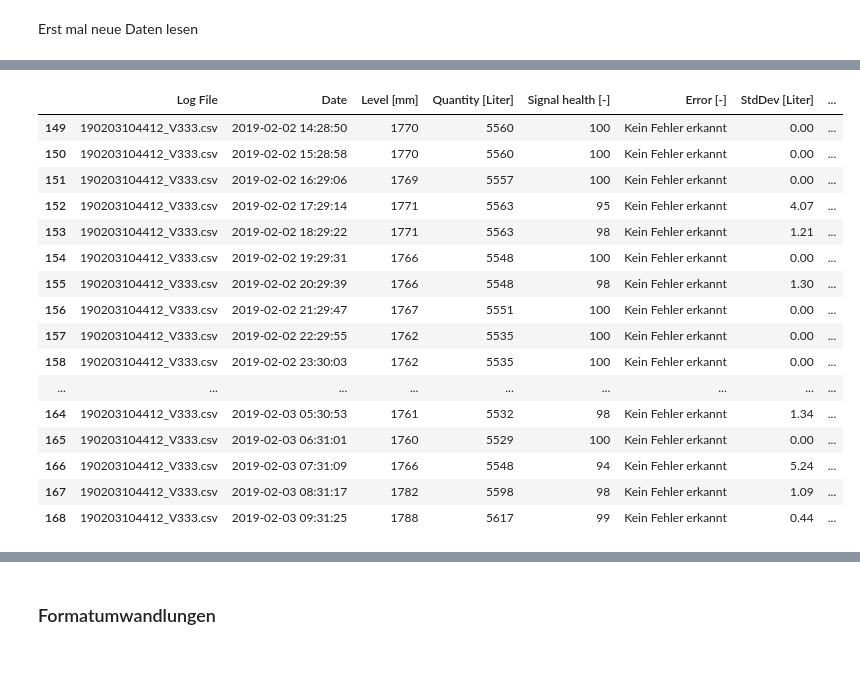
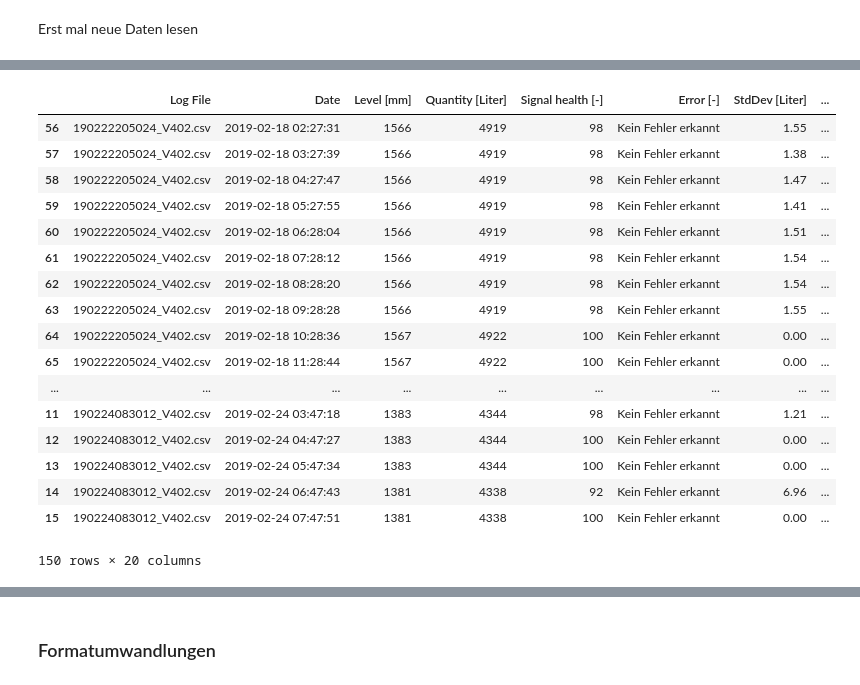
Before and after one commit to Andi0802/LevelMeasurement, a Jupyter notebook: log/Auswertung_Level.ipynb, the cells around one changed output, grey strips where cells are left out. Saved outputs shown, nothing was run; the diff lists cells and outputs as text; code cells hidden in the pictures.

```diff
--- a/log/Auswertung_Level.ipynb
+++ b/log/Auswertung_Level.ipynb
@@ -89,35 +89,36 @@ newfiles
 # %%
 #Dataframe mit allen Daten erstellen
 df=df1
 for nFile in newfiles:
     df2=pd.read_csv('./csv/'+nFile,engine='python',sep=';',decimal='.',index_col=False)
     df2.insert(0,'Log File',nFile)
     df2['Timestamp']=pd.to_datetime(df2['Date'],format='%Y-%m-%d %H:%M:%S')
     df=df.append(df2,sort=False)
 
 
 #Umbenennung falsche Spaltennamen
 df=df.rename(columns={"Measured quantity change 24h [Liter]": "Measured quantity change 1h [Liter]", "Calculated quantity change 24h [Liter]": "Calculated quantity change 1h [Liter]"})
 
-df.tail(20)
+df.tail(150)
 # %% [output]
 |  | Log File | Date | Level [mm] | Quantity [Liter] | Signal health [-] | Error [-] | StdDev [Liter] | ... |
-| 149 | 190203104412_V333.csv | 2019-02-02 14:28:50 | 1770 | 5560 | 100 | Kein Fehler erkannt | 0.00 | ... |
-| 150 | 190203104412_V333.csv | 2019-02-02 15:28:58 | 1770 | 5560 | 100 | Kein Fehler erkannt | 0.00 | ... |
-| 151 | 190203104412_V333.csv | 2019-02-02 16:29:06 | 1769 | 5557 | 100 | Kein Fehler erkannt | 0.00 | ... |
-| 152 | 190203104412_V333.csv | 2019-02-02 17:29:14 | 1771 | 5563 | 95 | Kein Fehler erkannt | 4.07 | ... |
-| 153 | 190203104412_V333.csv | 2019-02-02 18:29:22 | 1771 | 5563 | 98 | Kein Fehler erkannt | 1.21 | ... |
-| 154 | 190203104412_V333.csv | 2019-02-02 19:29:31 | 1766 | 5548 | 100 | Kein Fehler erkannt | 0.00 | ... |
-| 155 | 190203104412_V333.csv | 2019-02-02 20:29:39 | 1766 | 5548 | 98 | Kein Fehler erkannt | 1.30 | ... |
-| 156 | 190203104412_V333.csv | 2019-02-02 21:29:47 | 1767 | 5551 | 100 | Kein Fehler erkannt | 0.00 | ... |
-| 157 | 190203104412_V333.csv | 2019-02-02 22:29:55 | 1762 | 5535 | 100 | Kein Fehler erkannt | 0.00 | ... |
-| 158 | 190203104412_V333.csv | 2019-02-02 23:30:03 | 1762 | 5535 | 100 | Kein Fehler erkannt | 0.00 | ... |
+| 56 | 190222205024_V402.csv | 2019-02-18 02:27:31 | 1566 | 4919 | 98 | Kein Fehler erkannt | 1.55 | ... |
+| 57 | 190222205024_V402.csv | 2019-02-18 03:27:39 | 1566 | 4919 | 98 | Kein Fehler erkannt | 1.38 | ... |
+| 58 | 190222205024_V402.csv | 2019-02-18 04:27:47 | 1566 | 4919 | 98 | Kein Fehler erkannt | 1.47 | ... |
+| 59 | 190222205024_V402.csv | 2019-02-18 05:27:55 | 1566 | 4919 | 98 | Kein Fehler erkannt | 1.41 | ... |
+| 60 | 190222205024_V402.csv | 2019-02-18 06:28:04 | 1566 | 4919 | 98 | Kein Fehler erkannt | 1.51 | ... |
+| 61 | 190222205024_V402.csv | 2019-02-18 07:28:12 | 1566 | 4919 | 98 | Kein Fehler erkannt | 1.54 | ... |
+| 62 | 190222205024_V402.csv | 2019-02-18 08:28:20 | 1566 | 4919 | 98 | Kein Fehler erkannt | 1.54 | ... |
+| 63 | 190222205024_V402.csv | 2019-02-18 09:28:28 | 1566 | 4919 | 98 | Kein Fehler erkannt | 1.55 | ... |
+| 64 | 190222205024_V402.csv | 2019-02-18 10:28:36 | 1567 | 4922 | 100 | Kein Fehler erkannt | 0.00 | ... |
+| 65 | 190222205024_V402.csv | 2019-02-18 11:28:44 | 1567 | 4922 | 100 | Kein Fehler erkannt | 0.00 | ... |
 | ... | ... | ... | ... | ... | ... | ... | ... | ... |
-| 164 | 190203104412_V333.csv | 2019-02-03 05:30:53 | 1761 | 5532 | 98 | Kein Fehler erkannt | 1.34 | ... |
-| 165 | 190203104412_V333.csv | 2019-02-03 06:31:01 | 1760 | 5529 | 100 | Kein Fehler erkannt | 0.00 | ... |
-| 166 | 190203104412_V333.csv | 2019-02-03 07:31:09 | 1766 | 5548 | 94 | Kein Fehler erkannt | 5.24 | ... |
-| 167 | 190203104412_V333.csv | 2019-02-03 08:31:17 | 1782 | 5598 | 98 | Kein Fehler erkannt | 1.09 | ... |
-| 168 | 190203104412_V333.csv | 2019-02-03 09:31:25 | 1788 | 5617 | 99 | Kein Fehler erkannt | 0.44 | ... |
+| 11 | 190224083012_V402.csv | 2019-02-24 03:47:18 | 1383 | 4344 | 98 | Kein Fehler erkannt | 1.21 | ... |
+| 12 | 190224083012_V402.csv | 2019-02-24 04:47:27 | 1383 | 4344 | 100 | Kein Fehler erkannt | 0.00 | ... |
+| 13 | 190224083012_V402.csv | 2019-02-24 05:47:34 | 1383 | 4344 | 100 | Kein Fehler erkannt | 0.00 | ... |
+| 14 | 190224083012_V402.csv | 2019-02-24 06:47:43 | 1381 | 4338 | 92 | Kein Fehler erkannt | 6.96 | ... |
+| 15 | 190224083012_V402.csv | 2019-02-24 07:47:51 | 1381 | 4338 | 100 | Kein Fehler erkannt | 0.00 | ... |
+150 rows × 20 columns
 # %%
 df.describe()
 # %% [output]
```
Also changed, not shown: parts of 17 cells of this notebook, 4 other files.
